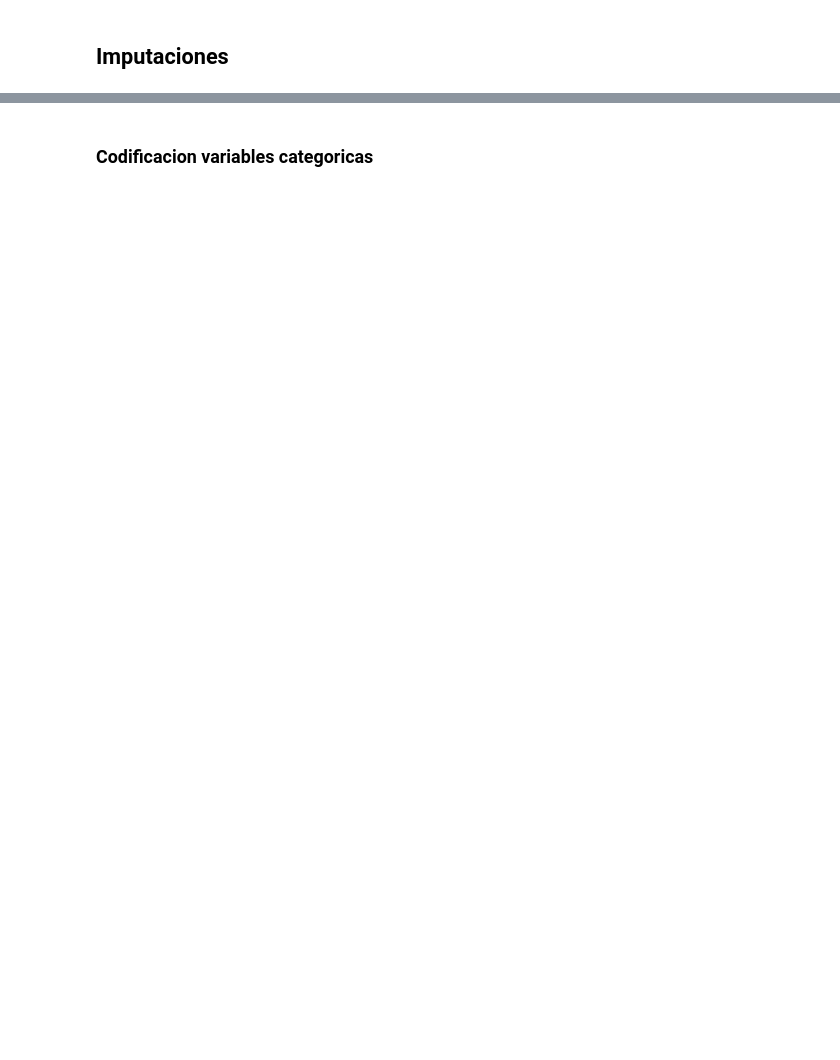
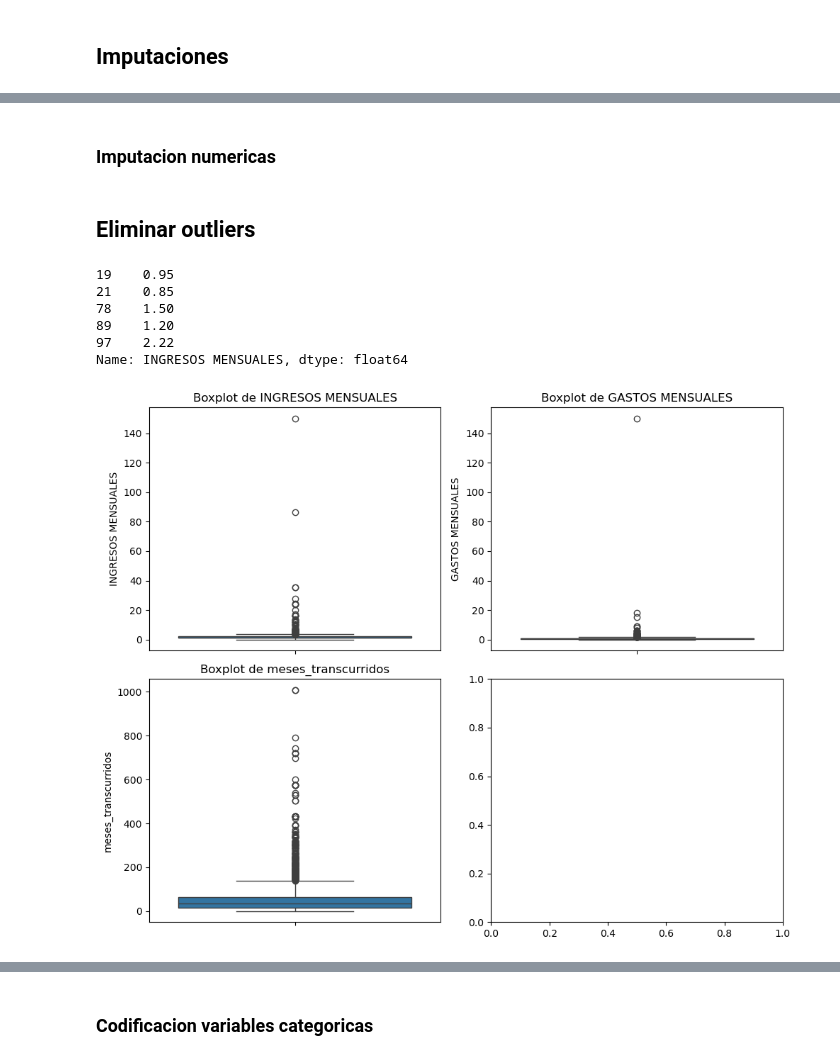
Before and after one commit to josemgoji/Entrega-Final, a Jupyter notebook: datalab/Imputacion.ipynb, the cells around one changed output, grey strips where cells are left out. Cells and saved outputs as stored; diff of their text form; code cells hidden in the pictures; blank space fills up the shorter version.

```diff
--- a/datalab/Imputacion.ipynb
+++ b/datalab/Imputacion.ipynb
@@ -296,0 +163,4 @@ Valor imputado:
+# %%
+cols = ['ESTRATO']
+num_cols_nan = [col for col in num_cols_nan if col not in cols]
+num_cols_nan
@@ -296,0 +169,3 @@ Valor imputado:
+# %%
+cat_cols_nan.extend(cols)
+cat_cols_nan
@@ -296,0 +184,13 @@ Valor imputado:
+# %%
+imputer = SimpleImputer(strategy='most_frequent')
+
+#imputa las columnas
+df[cat_cols_nan] = imputer.fit_transform(df[cat_cols_nan])
+
+#confirma valores nulos en columnas imputadas
+print("Valores nulos en columnas imputadas:")
+print(df[cat_cols_nan].isnull().sum())
+
+#valor imputado
+print("Valor imputado:")
+print(imputer.statistics_)
@@ -296,0 +211,33 @@ Valor imputado:
+# %% [markdown]
+### Imputacion numericas
+# %% [markdown]
+## Eliminar outliers
+# %%
+df['INGRESOS MENSUALES'] = df['INGRESOS MENSUALES']/1000000
+df['GASTOS MENSUALES'] = df['GASTOS MENSUALES']/1000000
+df['CAPITAL'] = df['CAPITAL']/1000000
+# %%
+df['INGRESOS MENSUALES'].dropna().head()
+# %% [output]
+19    0.95
+21    0.85
+78    1.50
+89    1.20
+97    2.22
+Name: INGRESOS MENSUALES, dtype: float64
+# %%
+#boxplots
+fig, axes = plt.subplots(2, 2, figsize=(10, 8))
+
+# Generar los boxplots para cada columna
+for i, col in enumerate(num_cols_nan):
+    row = i // 2
+    col_idx = i % 2
+    sns.boxplot(data=df.dropna(), y=col, ax=axes[row, col_idx])
+    axes[row, col_idx].set_title(f'Boxplot de {col}')
+
+# Ajustar el espacio entre subplots
+plt.tight_layout()
+plt.show()
+# %% [output]
+[figure, added]
```
Also changed, not shown: parts of 105 cells of this notebook, 1 other file.
